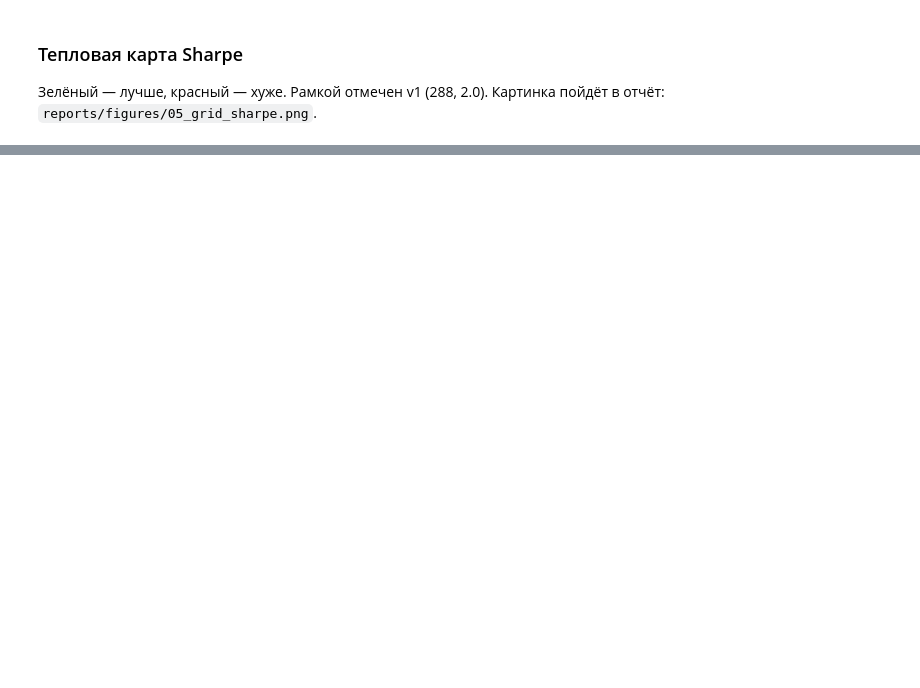
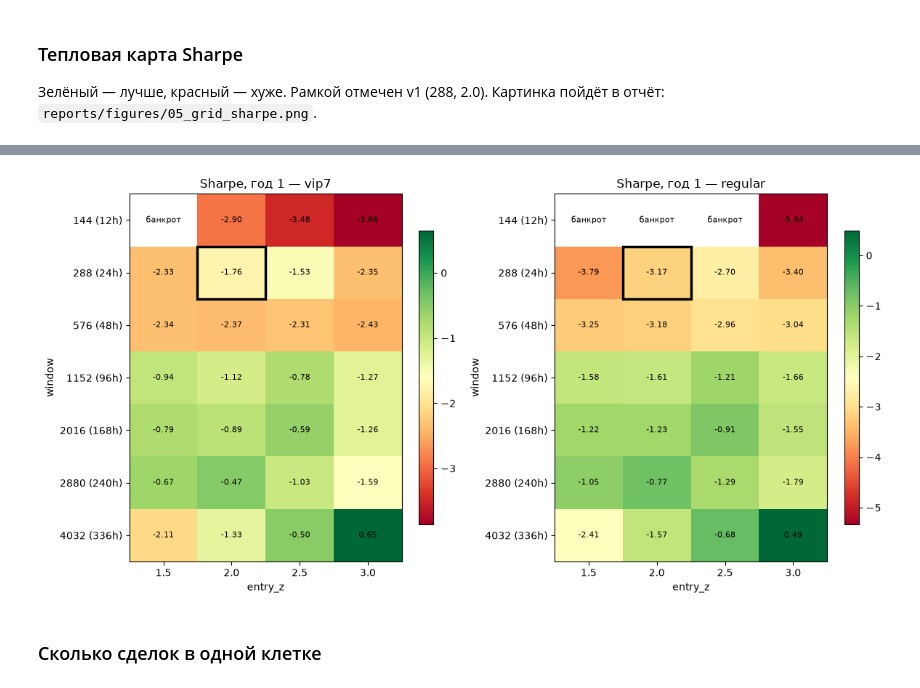
Before and after one commit to Adam-Moshkhoev/pairs-backtest, a Jupyter notebook: notebooks/05_research_year1.ipynb, the cells around one changed output, grey strips where cells are left out. Cells and saved outputs as stored; diff of their text form; code cells hidden in the pictures; blank space fills up the shorter version.

```diff
--- a/notebooks/05_research_year1.ipynb
+++ b/notebooks/05_research_year1.ipynb
@@ -663,0 +684,17 @@ plt.show()
+# %%
+for w in (2016, 2880, 4032):
+    for e in ENTRIES:
+        record(f"grid w{w} e{e}", window=w, entry_z=e)
+
+grid = (pl.DataFrame(log)
+          .filter(pl.col("name").str.starts_with("grid"))
+          .unique(subset=["name", "tier"], keep="first", maintain_order=True))
+WINDOWS = (144, 288, 576, 1152, 2016, 2880, 4032)
+print("прогонов:", grid.height)      # 7 окон × 4 порога × 2 уровня = 56
+
+for metric in ("sharpe", "total_return", "min_equity", "n_trades"):
+    print(f"\n=== {metric} (VIP-7) ===")
+    print(heat(metric))
+
+print("\n=== sharpe (Regular) ===")
+print(heat("sharpe", "regular"))
@@ -663,0 +719,33 @@ plt.show()
+# %%
+fig, axes = plt.subplots(1, 2, figsize=(12, 6))
+
+for ax, tier in zip(axes, ("vip7", "regular")):
+    h = heat("sharpe", tier)
+    vals = h.drop("window").to_numpy()                       # 7 × 4 числа (NaN = банкротство)
+    cols = h.drop("window").columns
+
+    im = ax.imshow(vals, cmap="RdYlGn", aspect="auto")       # NaN → пустая клетка
+    ax.set_xticks(range(len(cols)), cols)
+    ax.set_yticks(range(len(h)), [f"{w} ({w * 5 / 60:.0f}h)" for w in h["window"]])
+    ax.set_xlabel("entry_z")
+    ax.set_ylabel("window")
+    ax.set_title(f"Sharpe, год 1 — {tier}")
+
+    for i in range(vals.shape[0]):
+        for j in range(vals.shape[1]):
+            txt = "банкрот" if np.isnan(vals[i, j]) else f"{vals[i, j]:.2f}"
+            ax.text(j, i, txt, ha="center", va="center", fontsize=8)
+
+    i0 = list(h["window"]).index(288)                         # рамка вокруг v1
+    j0 = cols.index("2.0")
+    ax.add_patch(Rectangle((j0 - 0.5, i0 - 0.5), 1, 1, fill=False, lw=2.5, color="black"))
+
+    fig.colorbar(im, ax=ax, shrink=0.8)
+
+plt.tight_layout()
+plt.savefig(ROOT / "reports" / "figures" / "05_grid_sharpe.png", dpi=150)
+plt.show()
+# %% [output]
+[figure, added]
+# %% [markdown]
+### Сколько сделок в одной клетке
```
Also changed, not shown: parts of 28 cells of this notebook, 3 other files.
